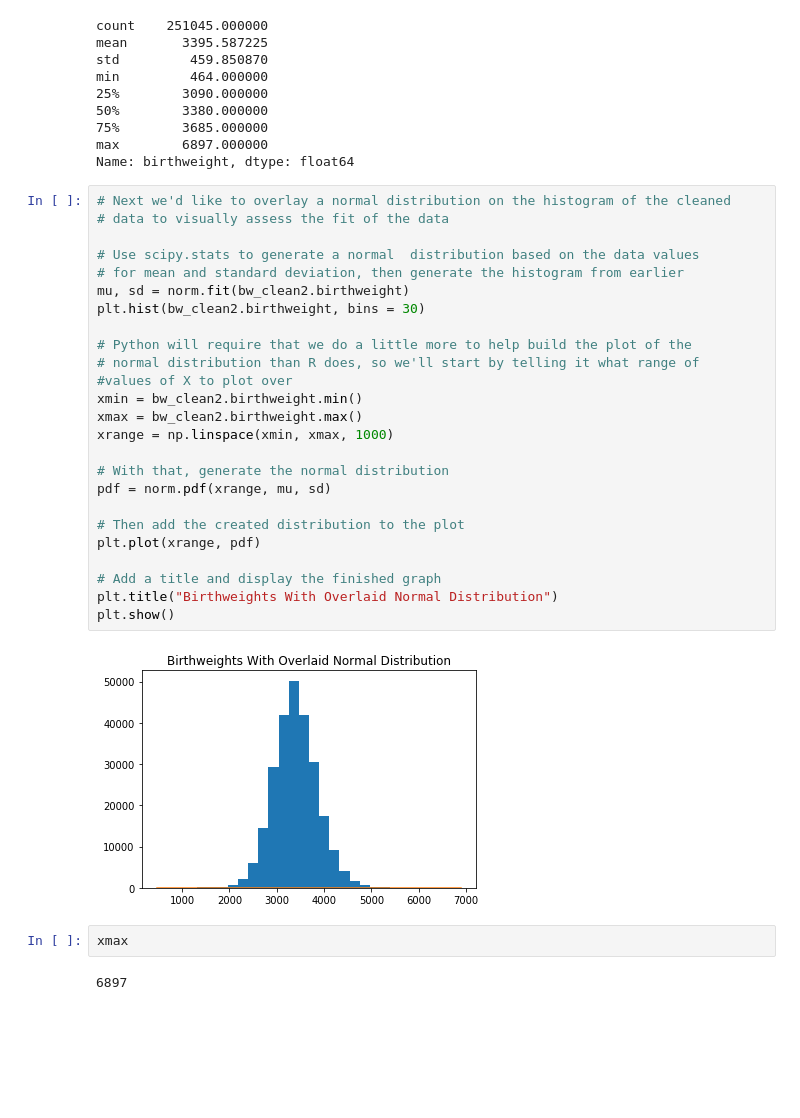
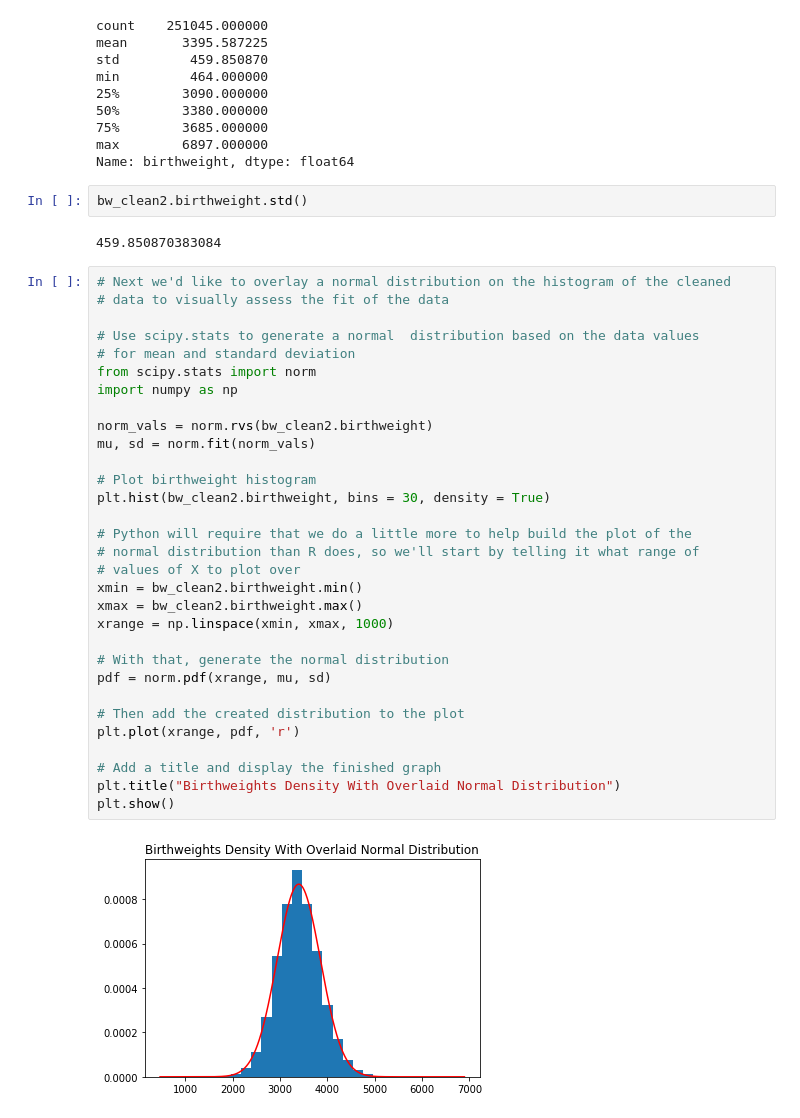
Before and after one commit to gredellm/python-intro-stats-sp, a Jupyter notebook: ISCAM Descriptive Statistics.ipynb, the cells around one changed output. Drawn from its saved outputs; the diff is of its cells as text; blank space fills up the shorter version.

```diff
--- a/ISCAM Descriptive Statistics.ipynb
+++ b/ISCAM Descriptive Statistics.ipynb
@@ -86,34 +88,40 @@ min         464.000000
 75%        3685.000000
 max        6897.000000
 Name: birthweight, dtype: float64
+# %%
+bw_clean2.birthweight.std()
+# %% [output]
+459.850870383084
 # %%
 # Next we'd like to overlay a normal distribution on the histogram of the cleaned
 # data to visually assess the fit of the data
 
 # Use scipy.stats to generate a normal  distribution based on the data values
-# for mean and standard deviation, then generate the histogram from earlier
-mu, sd = norm.fit(bw_clean2.birthweight)
-plt.hist(bw_clean2.birthweight, bins = 30)
+# for mean and standard deviation
+from scipy.stats import norm
+import numpy as np
+
+norm_vals = norm.rvs(bw_clean2.birthweight)
+mu, sd = norm.fit(norm_vals)
+
+# Plot birthweight histogram
+plt.hist(bw_clean2.birthweight, bins = 30, density = True)
 
 # Python will require that we do a little more to help build the plot of the
 # normal distribution than R does, so we'll start by telling it what range of
-#values of X to plot over
+# values of X to plot over
 xmin = bw_clean2.birthweight.min()
 xmax = bw_clean2.birthweight.max()
 xrange = np.linspace(xmin, xmax, 1000)
 
 # With that, generate the normal distribution
 pdf = norm.pdf(xrange, mu, sd)
 
 # Then add the created distribution to the plot
-plt.plot(xrange, pdf)
+plt.plot(xrange, pdf, 'r')
 
 # Add a title and display the finished graph
-plt.title("Birthweights With Overlaid Normal Distribution")
+plt.title("Birthweights Density With Overlaid Normal Distribution")
 plt.show()
 # %% [output]
-[figure, old version]
+[figure, new version]
-# %%
-xmax
-# %% [output]
-6897
```
Also changed, not shown: parts of 22 cells of this notebook, 3 other files.
